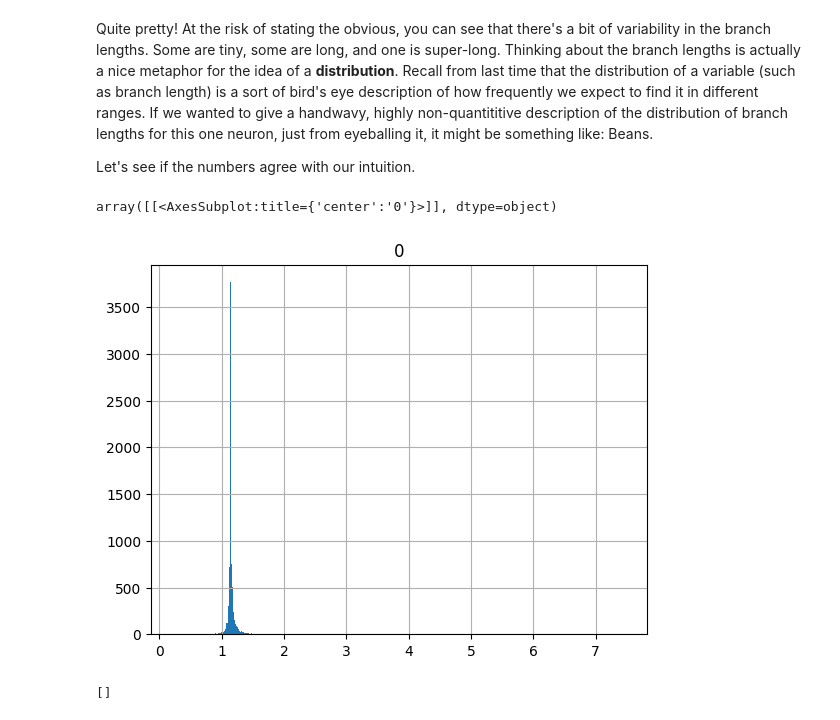
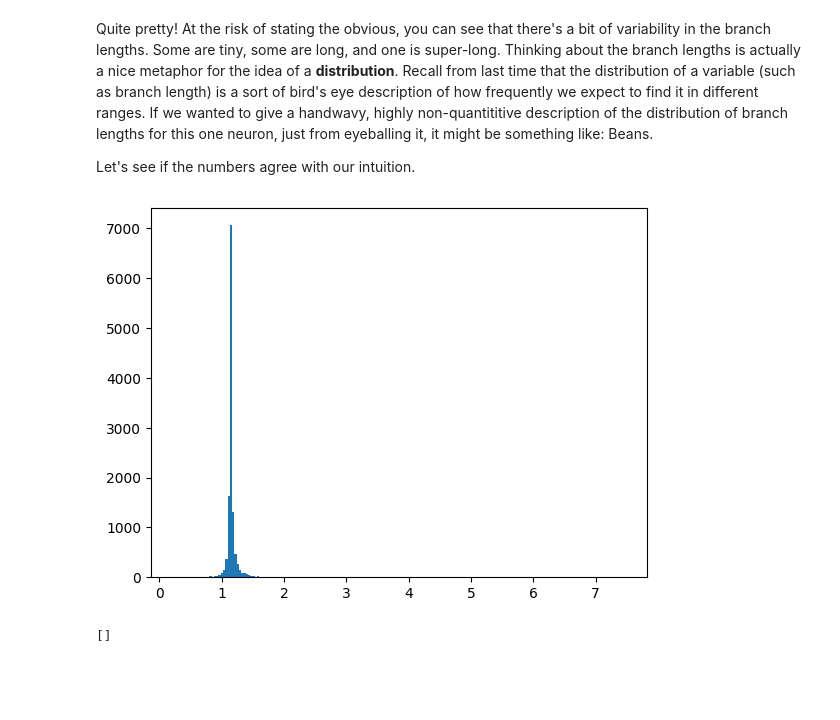
Before and after one commit to CastroLab/newtestbook, a Jupyter notebook: _sources/Week2_Distributions.ipynb, the cells around one changed output. Drawn from its saved outputs; the diff is of its cells as text; code cells hidden in the pictures; blank space fills up the shorter version.

```diff
--- a/_sources/Week2_Distributions.ipynb
+++ b/_sources/Week2_Distributions.ipynb
@@ -59,10 +71,10 @@ Quite pretty! At the risk of stating the obvious, you can see that there's a bit
 
 Let's see if the numbers agree with our intuition.
 # %%
-pd.DataFrame(lens).hist(bins=800)
+#pd.DataFrame(lens).hist(bins=800)
+plt.hist((lens),200);
 # %% [output]
-array([[<AxesSubplot:title={'center':'0'}>]], dtype=object)
-[figure, old version]
+[figure, new version]
 # %%
 morphology.compartment_list_by_type('terminal')
 # %% [output]
```
Also changed, not shown: parts of 2 cells of this notebook, 6 other files.
